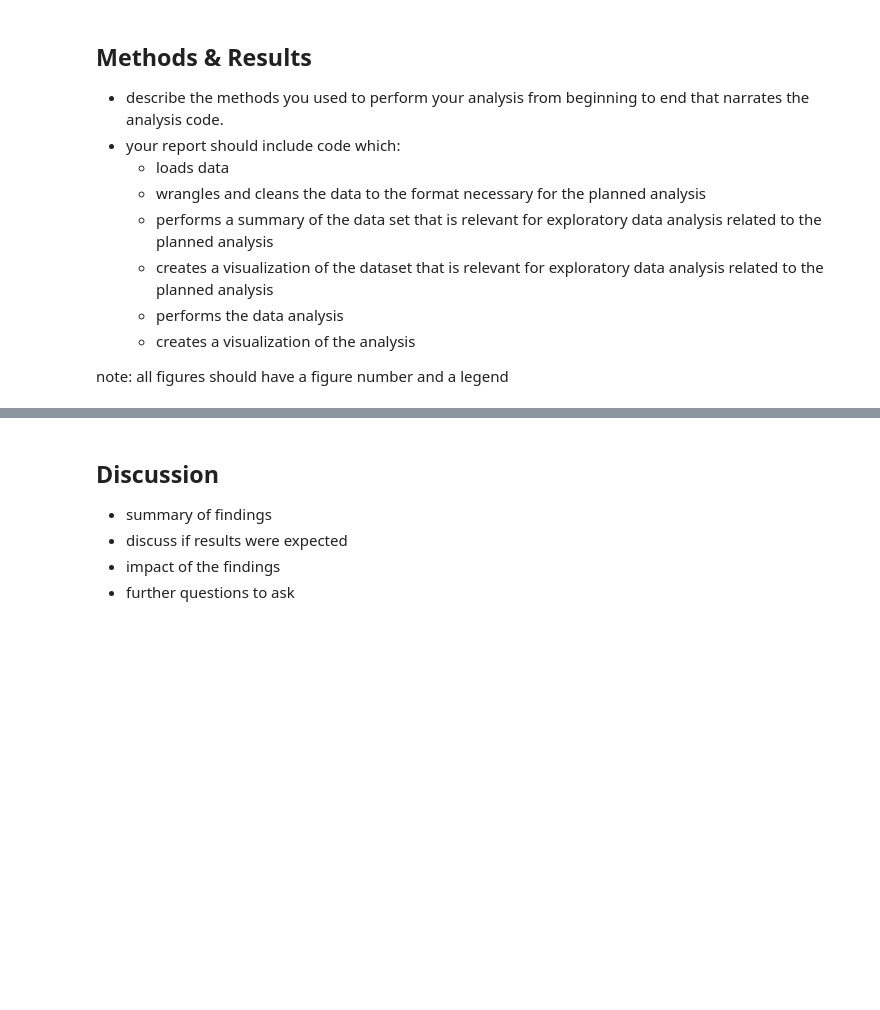
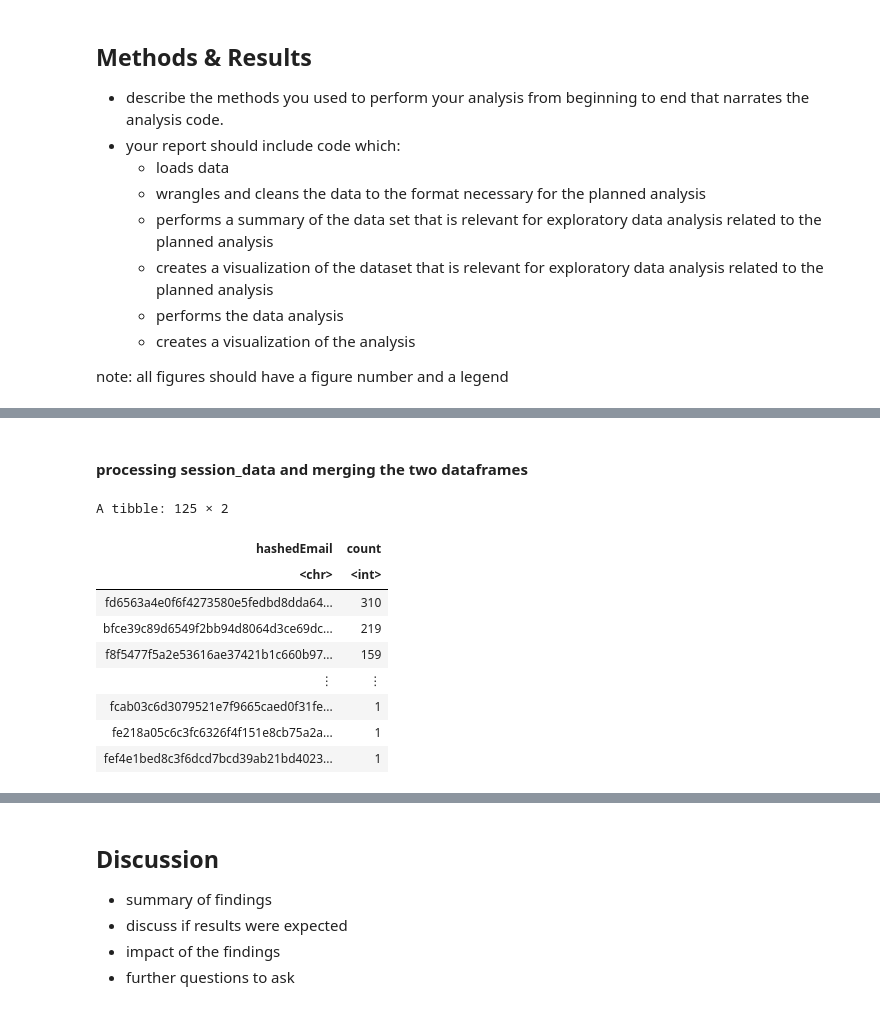
Before and after one commit to clam171/DSCI-100---S6G16, a Jupyter notebook: DSCI 100(S6G16) Project.ipynb, the cells around one changed output, grey strips where cells are left out. Saved outputs shown, nothing was run; the diff lists cells and outputs as text; code cells hidden in the pictures; blank space fills up the shorter version.

```diff
--- a/DSCI 100(S6G16) Project.ipynb
+++ b/DSCI 100(S6G16) Project.ipynb
@@ -38,0 +107,19 @@ note: all figures should have a figure number and a legend
+# %% [markdown]
+#### processing session_data and merging the two dataframes
+# %%
+session_data <- session_data |>
+group_by(hashedEmail) |>
+summarise(count = n()) |>
+arrange(-count)
+session_data
+# %% [output]
+A tibble: 125 × 2
+| hashedEmail | count |
+| <chr> | <int> |
+| fd6563a4e0f6f4273580e5fedbd8dda64... | 310 |
+| bfce39c89d6549f2bb94d8064d3ce69dc... | 219 |
+| f8f5477f5a2e53616ae37421b1c660b97... | 159 |
+| ⋮ | ⋮ |
+| fcab03c6d3079521e7f9665caed0f31fe... | 1 |
+| fe218a05c6c3fc6326f4f151e8cb75a2a... | 1 |
+| fef4e1bed8c3f6dcd7bcd39ab21bd4023... | 1 |
```
Also changed, not shown: parts of 6 cells of this notebook.
